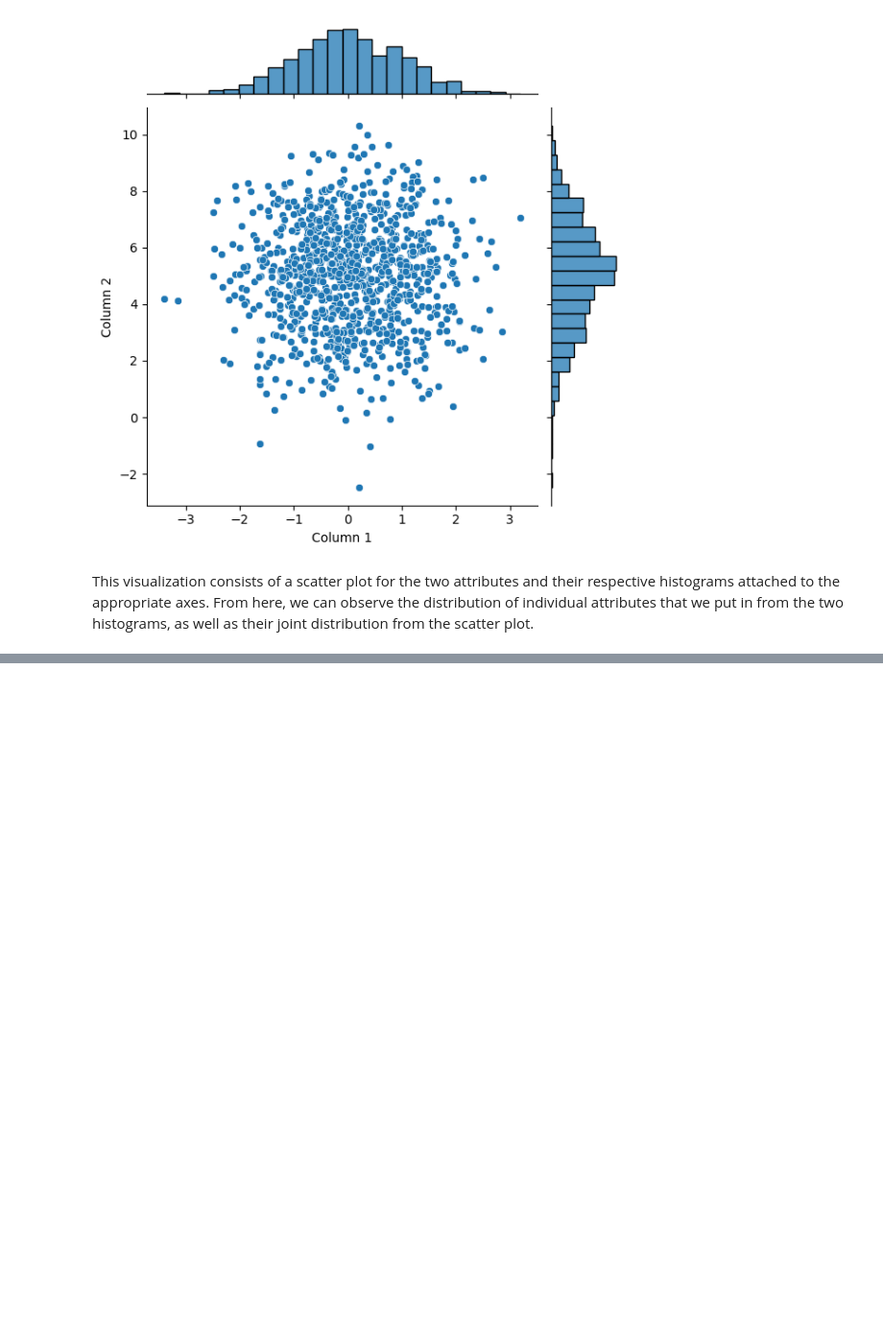
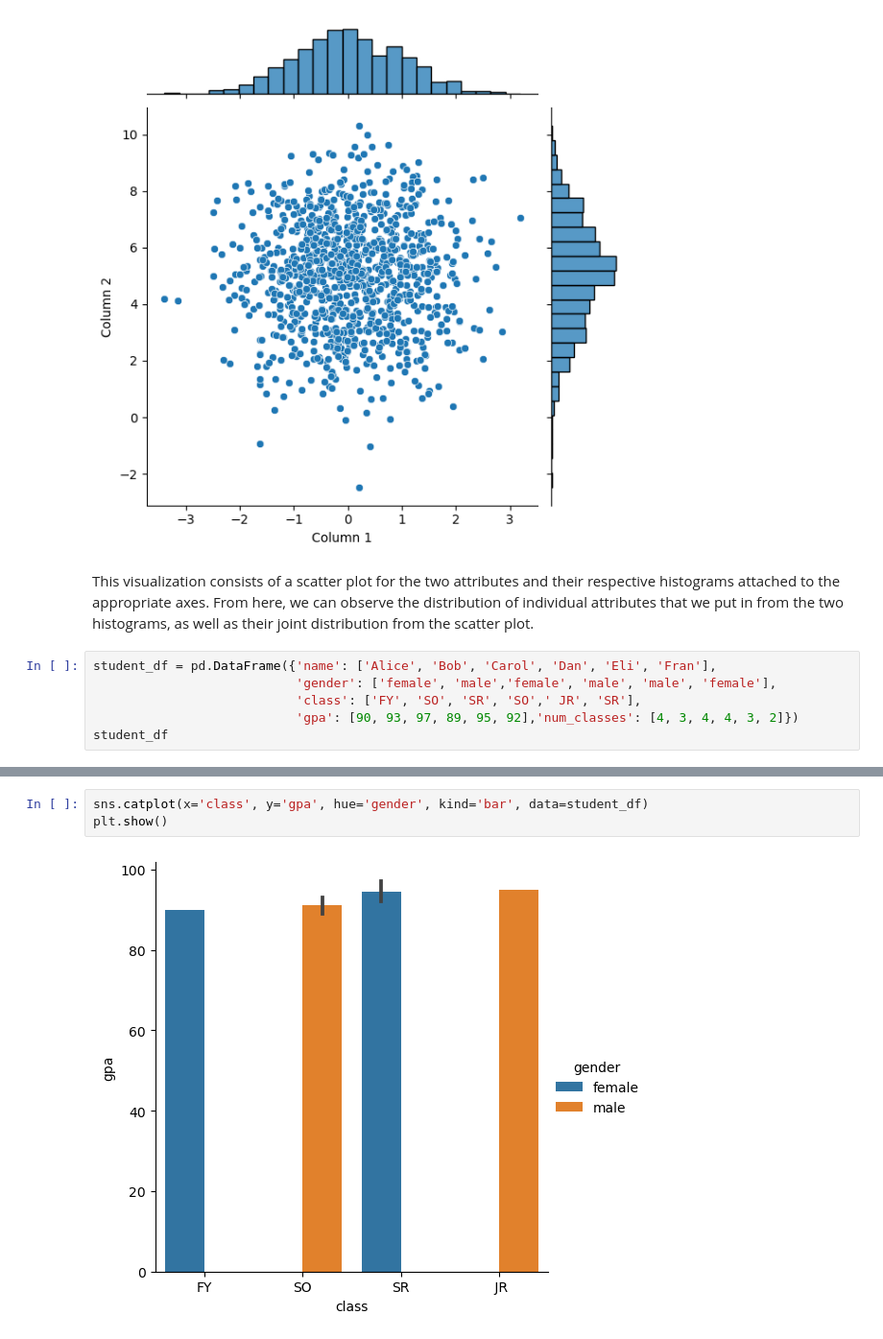
Before and after one commit to masinde70/Stats, a Jupyter notebook: exercise3.ipynb, the cells around one changed output, grey strips where cells are left out. Shown at 96% size. Drawn from its saved outputs; the diff is of its cells as text; blank space fills up the shorter version.

```diff
--- a/exercise3.ipynb
+++ b/exercise3.ipynb
@@ -206,3 +206,9 @@ plt.show()
 [figure]
 # %% [markdown]
 This visualization consists of a scatter plot for the two attributes and their respective histograms attached to the appropriate axes. From here, we can observe the distribution of individual attributes that we put in from the two histograms, as well as their joint distribution from the scatter plot.
+# %%
+student_df = pd.DataFrame({'name': ['Alice', 'Bob', 'Carol', 'Dan', 'Eli', 'Fran'],
+                           'gender': ['female', 'male','female', 'male', 'male', 'female'],
+                           'class': ['FY', 'SO', 'SR', 'SO',' JR', 'SR'],
+                           'gpa': [90, 93, 97, 89, 95, 92],'num_classes': [4, 3, 4, 4, 3, 2]})
+student_df
@@ -208,0 +223,5 @@ This visualization consists of a scatter plot for the two attributes and their r
+# %%
+sns.catplot(x='class', y='gpa', hue='gender', kind='bar', data=student_df)
+plt.show()
+# %% [output]
+[figure, added]
```
Also changed, not shown: parts of 3 cells of this notebook.
